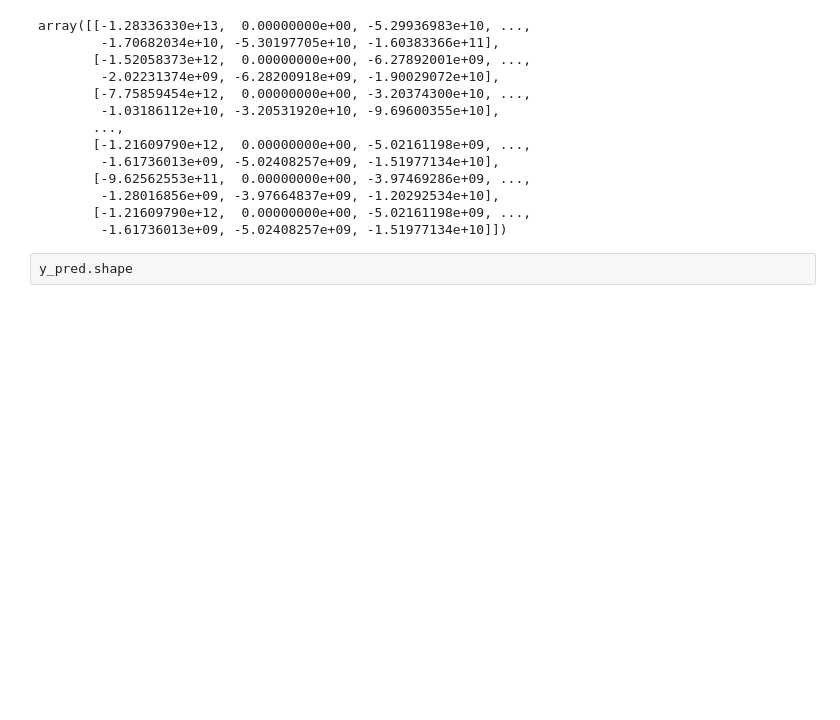
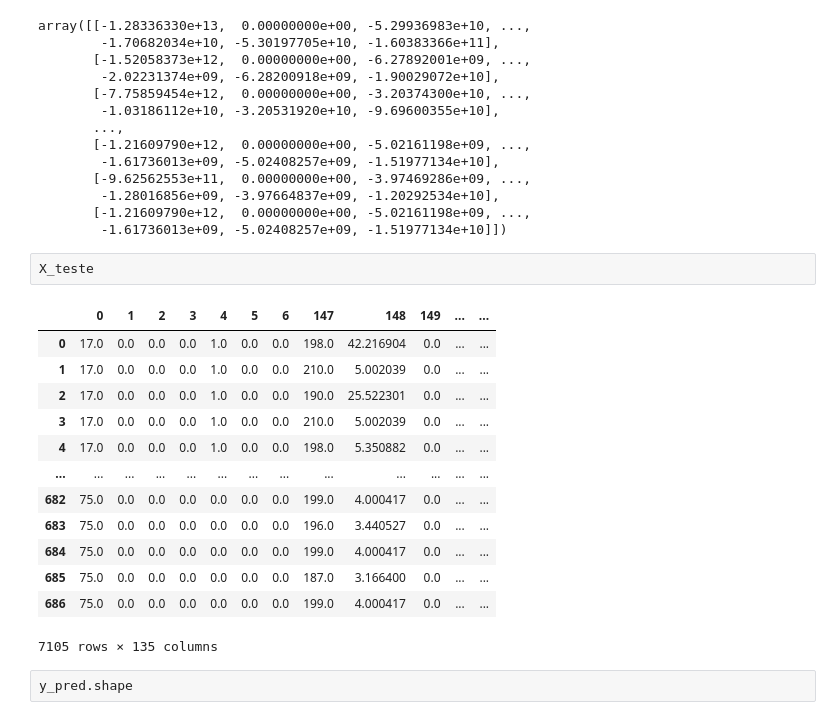
Before and after one commit to EduMio/TP-Causalidade, a Jupyter notebook: notebooks/Grafo_Causal.ipynb, the cells around one changed output. Cells and saved outputs as stored; diff of their text form; blank space fills up the shorter version.

```diff
--- a/notebooks/Grafo_Causal.ipynb
+++ b/notebooks/Grafo_Causal.ipynb
@@ -238,6 +254,22 @@ array([[-1.28336330e+13,  0.00000000e+00, -5.29936983e+10, ...,
         -1.28016856e+09, -3.97664837e+09, -1.20292534e+10],
        [-1.21609790e+12,  0.00000000e+00, -5.02161198e+09, ...,
         -1.61736013e+09, -5.02408257e+09, -1.51977134e+10]])
+# %%
+X_teste
+# %% [output]
+|  | 0 | 1 | 2 | 3 | 4 | 5 | 6 | 147 | 148 | 149 | ... | ... |
+| 0 | 17.0 | 0.0 | 0.0 | 0.0 | 1.0 | 0.0 | 0.0 | 198.0 | 42.216904 | 0.0 | ... | ... |
+| 1 | 17.0 | 0.0 | 0.0 | 0.0 | 1.0 | 0.0 | 0.0 | 210.0 | 5.002039 | 0.0 | ... | ... |
+| 2 | 17.0 | 0.0 | 0.0 | 0.0 | 1.0 | 0.0 | 0.0 | 190.0 | 25.522301 | 0.0 | ... | ... |
+| 3 | 17.0 | 0.0 | 0.0 | 0.0 | 1.0 | 0.0 | 0.0 | 210.0 | 5.002039 | 0.0 | ... | ... |
+| 4 | 17.0 | 0.0 | 0.0 | 0.0 | 1.0 | 0.0 | 0.0 | 198.0 | 5.350882 | 0.0 | ... | ... |
+| ... | ... | ... | ... | ... | ... | ... | ... | ... | ... | ... | ... | ... |
+| 682 | 75.0 | 0.0 | 0.0 | 0.0 | 0.0 | 0.0 | 0.0 | 199.0 | 4.000417 | 0.0 | ... | ... |
+| 683 | 75.0 | 0.0 | 0.0 | 0.0 | 0.0 | 0.0 | 0.0 | 196.0 | 3.440527 | 0.0 | ... | ... |
+| 684 | 75.0 | 0.0 | 0.0 | 0.0 | 0.0 | 0.0 | 0.0 | 199.0 | 4.000417 | 0.0 | ... | ... |
+| 685 | 75.0 | 0.0 | 0.0 | 0.0 | 0.0 | 0.0 | 0.0 | 187.0 | 3.166400 | 0.0 | ... | ... |
+| 686 | 75.0 | 0.0 | 0.0 | 0.0 | 0.0 | 0.0 | 0.0 | 199.0 | 4.000417 | 0.0 | ... | ... |
+7105 rows × 135 columns
 # %%
 y_pred.shape
 # %% [output]
```
Also changed, not shown: parts of 1 cell of this notebook, 5 other files.
